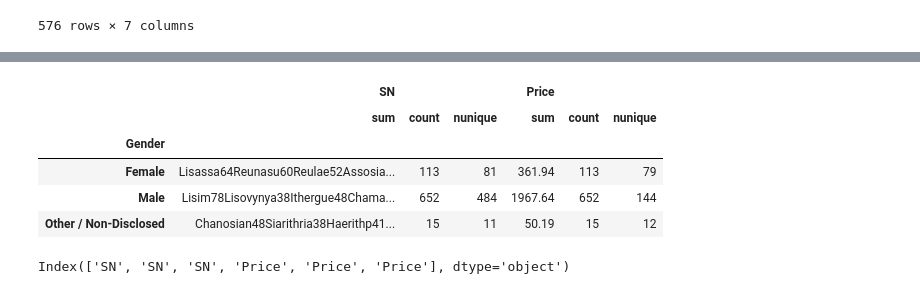
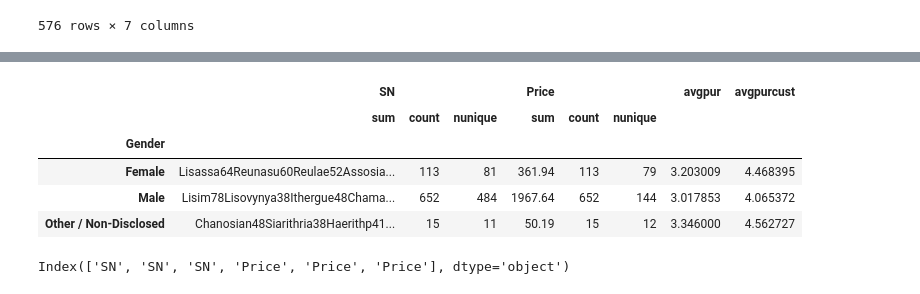
Before and after one commit to afreedman4564/Heroes-Pymoli, a Jupyter notebook: HeroesOfPymoli/HeroesOfPymoli.ipynb, the cells around one changed output, grey strips where cells are left out. Cells and saved outputs as stored; diff of their text form; code cells hidden in the pictures.

Commit message:
cleaning up comments and code for gender analysis

```diff
--- a/HeroesOfPymoli/HeroesOfPymoli.ipynb
+++ b/HeroesOfPymoli/HeroesOfPymoli.ipynb
@@ -88,16 +82,16 @@ MultiIndex([(   'SN',     'sum'),
 # %%
 new_df_test = gender_summary.groupby(["Gender"]).agg(['sum', 'count','nunique'])
-# new_df_test["avgpur"] = new_df_test[('Price',     'sum')]/new_df_test[('SN', 'count')]
-# new_df_test["avgpurcust"] = new_df_test[('Price',     'sum')]/new_df_test[('SN', 'nunique')]
+new_df_test["avgpur"] = new_df_test[('Price',     'sum')]/new_df_test[('SN', 'count')]
+new_df_test["avgpurcust"] = new_df_test[('Price',     'sum')]/new_df_test[('SN', 'nunique')]
 new_df_test.rename(columns = {"SN": "Test"})
 new_df_test
 # %% [output]
-|  | SN |  |  | Price |  |  |
-|  | sum | count | nunique | sum | count | nunique |
-| Gender |  |  |  |  |  |  |
-| Female | Lisassa64Reunasu60Reulae52Assosia... | 113 | 81 | 361.94 | 113 | 79 |
-| Male | Lisim78Lisovynya38Ithergue48Chama... | 652 | 484 | 1967.64 | 652 | 144 |
-| Other / Non-Disclosed | Chanosian48Siarithria38Haerithp41... | 15 | 11 | 50.19 | 15 | 12 |
+|  | SN |  |  | Price |  |  | avgpur | avgpurcust |
+|  | sum | count | nunique | sum | count | nunique |  |  |
+| Gender |  |  |  |  |  |  |  |  |
+| Female | Lisassa64Reunasu60Reulae52Assosia... | 113 | 81 | 361.94 | 113 | 79 | 3.203009 | 4.468395 |
+| Male | Lisim78Lisovynya38Ithergue48Chama... | 652 | 484 | 1967.64 | 652 | 144 | 3.017853 | 4.065372 |
+| Other / Non-Disclosed | Chanosian48Siarithria38Haerithp41... | 15 | 11 | 50.19 | 15 | 12 | 3.346000 | 4.562727 |
 # %%
 new_df_test.columns = new_df_test.columns.get_level_values(0)
 new_df_test.columns
```
Also changed, not shown: parts of 4 cells of this notebook.
